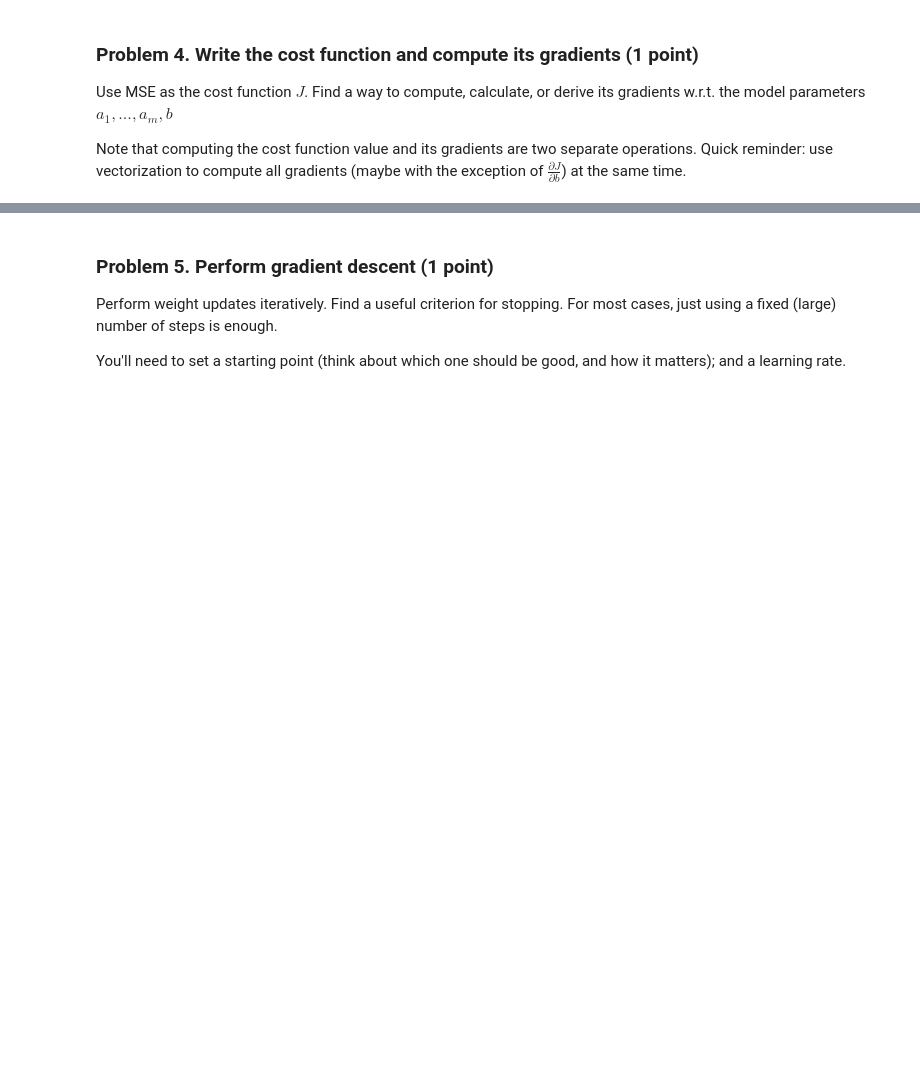
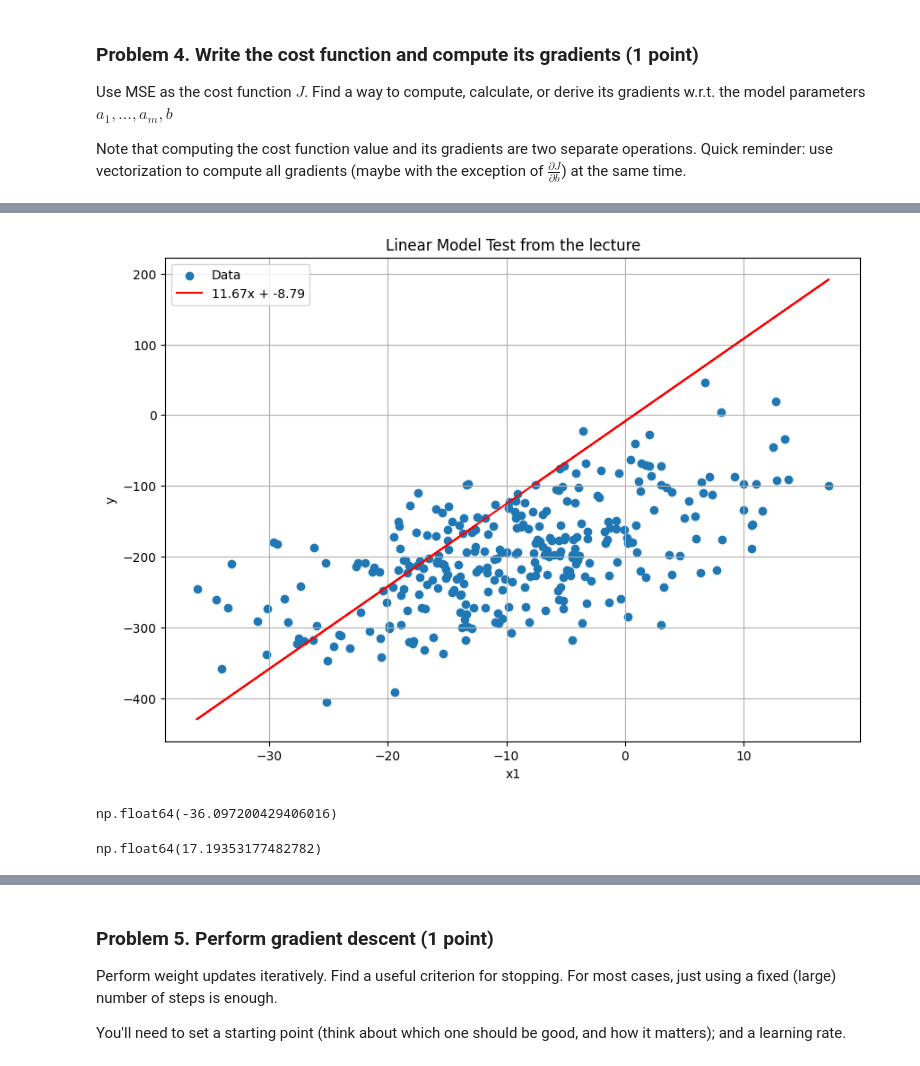
Before and after one commit to plamensve/Data_Science_Upskill_Softuni, a Jupyter notebook: 08_regression_models/Regression Models Lab.ipynb, the cells around one changed output, grey strips where cells are left out. Saved outputs shown, nothing was run; the diff lists cells and outputs as text; code cells hidden in the pictures; blank space fills up the shorter version.

```diff
--- a/08_regression_models/Regression Models Lab.ipynb
+++ b/08_regression_models/Regression Models Lab.ipynb
@@ -264,3 +239,6 @@ the model can learn from the data very well, resulting in highly accurate predic
 Use MSE as the cost function $J$. Find a way to compute, calculate, or derive its gradients w.r.t. the model parameters $a_1, ..., a_m, b$
 
 Note that computing the cost function value and its gradients are two separate operations. Quick reminder: use vectorization to compute all gradients (maybe with the exception of $\frac{\partial J}{\partial b}$) at the same time.
+# %%
+data_grad = data.copy()
+data_grad[['x1']]
@@ -266,0 +259,18 @@ Note that computing the cost function value and its gradients are two separate o
+# %%
+def display_model_result(data, a, b):
+    x = data['x1']
+    model = a * x + b
+
+    plt.figure(figsize=(10, 7))
+    plt.scatter(x, data['y'], label='Data')
+    plt.plot(x, model, color='r', label=f"{a:.2f}x + {b:.2f}")
+    plt.xlabel('x1')
+    plt.ylabel('y')
+    plt.title('Linear Model Test from the lecture')
+    plt.legend()
+    plt.grid(True)
+    plt.show()
+
+display_model_result(data_grad, 11.67, -8.79)
+# %% [output]
+[figure, added]
@@ -266,0 +282,8 @@ Note that computing the cost function value and its gradients are two separate o
+# %%
+X.min()
+# %% [output]
+np.float64(-36.097200429406016)
+# %%
+X.max()
+# %% [output]
+np.float64(17.19353177482782)
```
Also changed, not shown: parts of 27 cells of this notebook, 2 other files.
